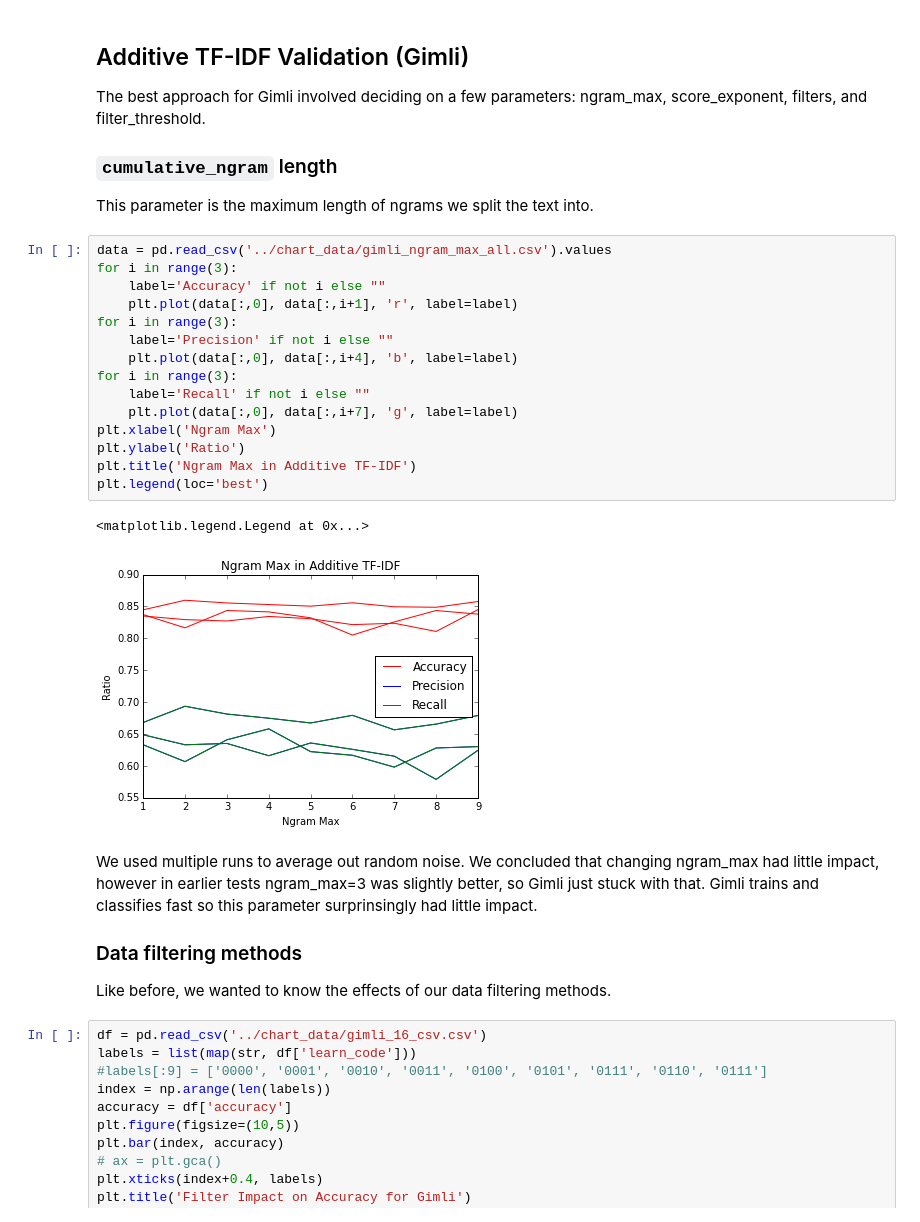
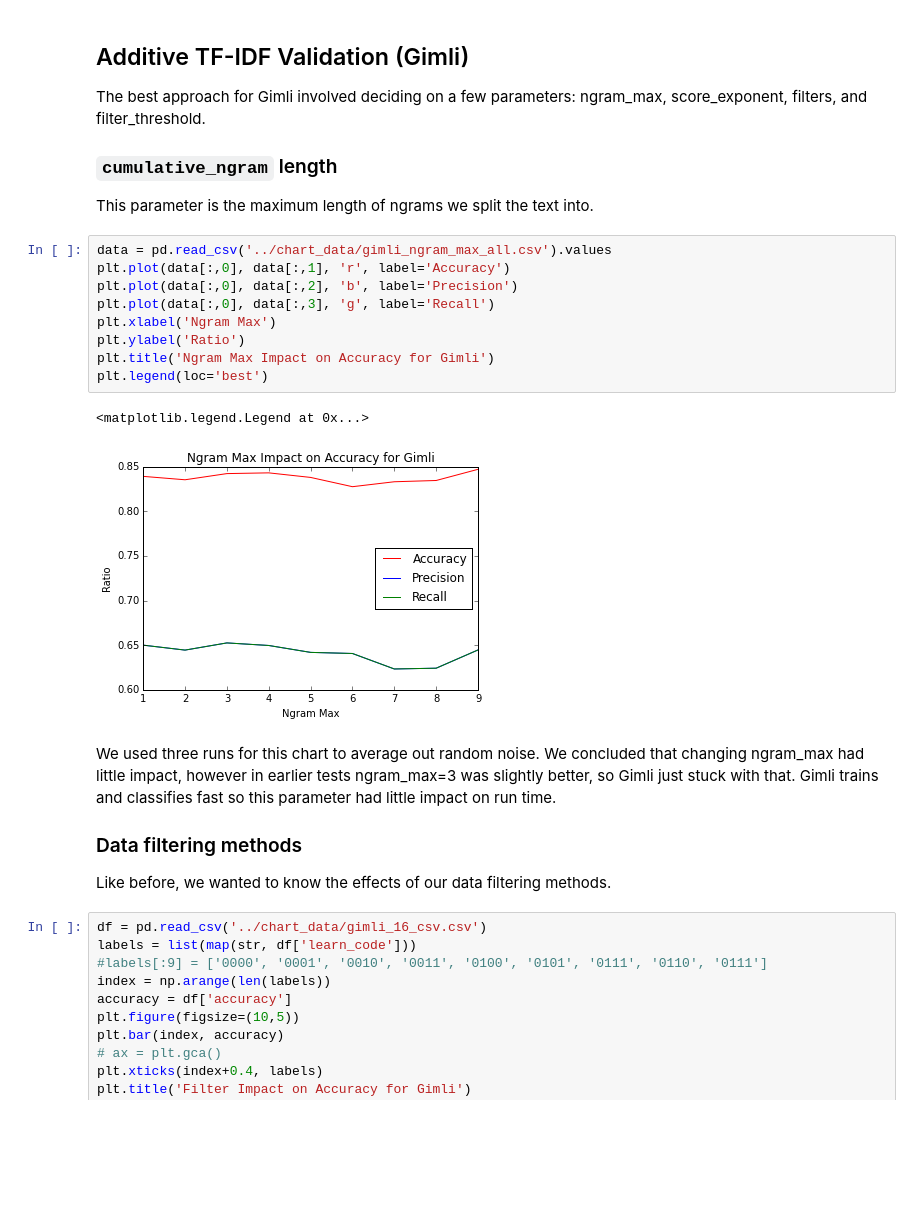
Before and after one commit to zafarali/598-assignment2-NLP, a Jupyter notebook: REPORT.ipynb, the cells around one changed output. Cells and saved outputs as stored; diff of their text form; blank space fills up the shorter version.

```diff
--- a/REPORT.ipynb
+++ b/REPORT.ipynb
@@ -321,24 +325,18 @@ The best approach for Gimli involved deciding on a few parameters: ngram_max, sc
 This parameter is the maximum length of ngrams we split the text into.
 # %%
 data = pd.read_csv('../chart_data/gimli_ngram_max_all.csv').values
-for i in range(3):
-    label='Accuracy' if not i else ""
-    plt.plot(data[:,0], data[:,i+1], 'r', label=label)
-for i in range(3):
-    label='Precision' if not i else ""
-    plt.plot(data[:,0], data[:,i+4], 'b', label=label)
-for i in range(3):
-    label='Recall' if not i else ""
-    plt.plot(data[:,0], data[:,i+7], 'g', label=label)
+plt.plot(data[:,0], data[:,1], 'r', label='Accuracy')
+plt.plot(data[:,0], data[:,2], 'b', label='Precision')
+plt.plot(data[:,0], data[:,3], 'g', label='Recall')
 plt.xlabel('Ngram Max')
 plt.ylabel('Ratio')
-plt.title('Ngram Max in Additive TF-IDF')
+plt.title('Ngram Max Impact on Accuracy for Gimli')
 plt.legend(loc='best')
 # %% [output]
 <matplotlib.legend.Legend at 0x...>
-[figure, old version]
+[figure, new version]
 # %% [markdown]
-We used multiple runs to average out random noise. We concluded that changing ngram_max had little impact, however in earlier tests ngram_max=3 was slightly better, so Gimli just stuck with that. Gimli trains and classifies fast so this parameter surprinsingly had little impact.
+We used three runs for this chart to average out random noise. We concluded that changing ngram_max had little impact, however in earlier tests ngram_max=3 was slightly better, so Gimli just stuck with that. Gimli trains and classifies fast so this parameter had little impact on run time.
 
 ### Data filtering methods
 
```
Also changed, not shown: parts of 6 cells of this notebook.
